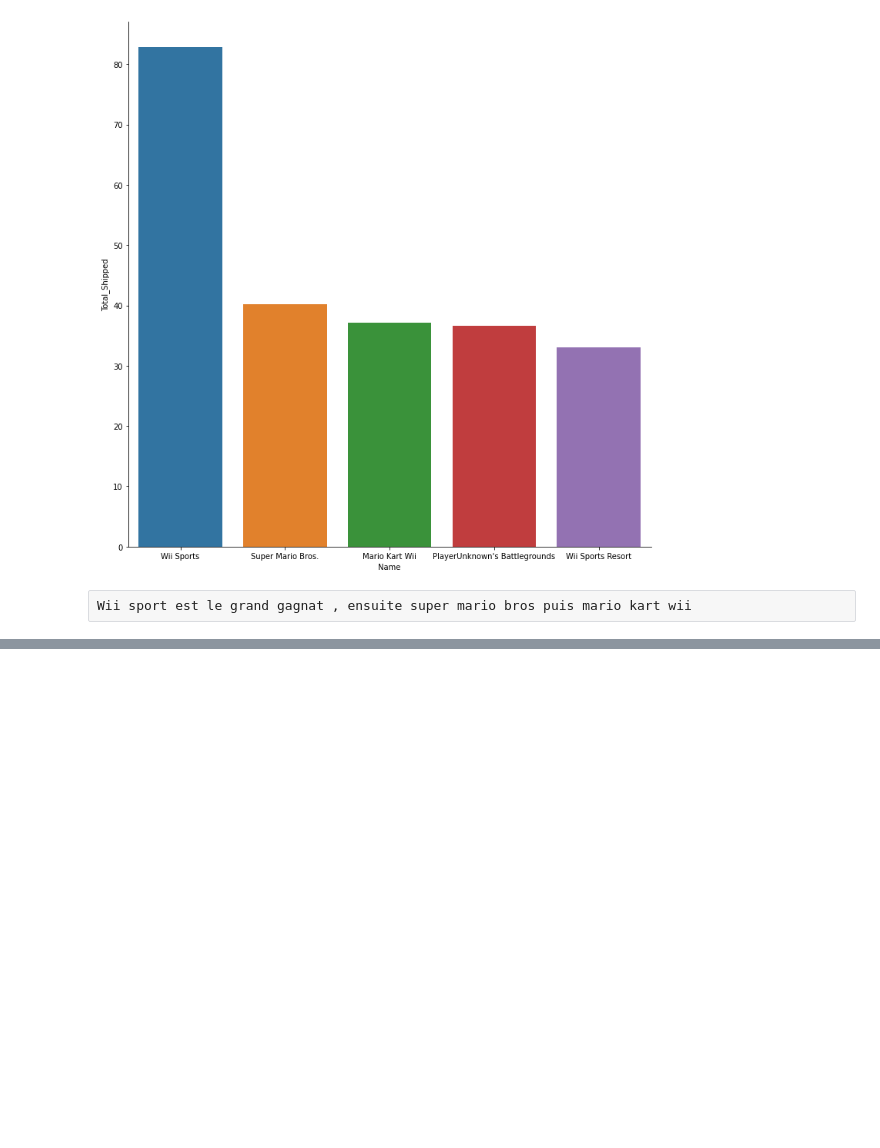
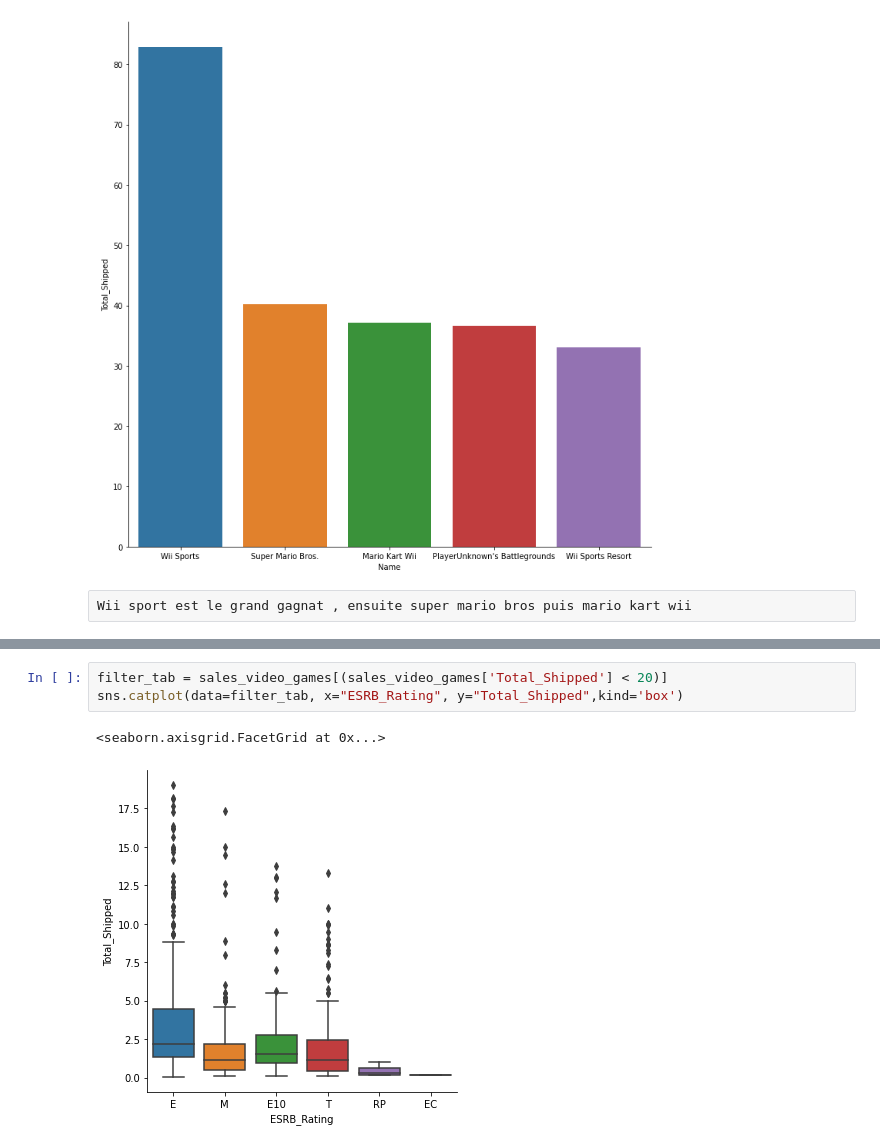
Before and after one commit to maximilienalgo/EEDSIPython, a Jupyter notebook: exercice facultatif 210121/évaluation facultative (3).ipynb, the cells around one changed output, grey strips where cells are left out. Drawn from its saved outputs; the diff is of its cells as text; blank space fills up the shorter version.

```diff
--- a/exercice facultatif 210121/évaluation facultative (3).ipynb
+++ b/exercice facultatif 210121/évaluation facultative (3).ipynb
@@ -94,0 +105,6 @@ sns.relplot(x="Year", y="Global_Sales", data = sales_video_games, kind="line")
+# %%
+filter_tab = sales_video_games[(sales_video_games['Total_Shipped'] < 20)]
+sns.catplot(data=filter_tab, x="ESRB_Rating", y="Total_Shipped",kind='box')
+# %% [output]
+<seaborn.axisgrid.FacetGrid at 0x...>
+[figure, added]
```
Also changed, not shown: parts of 5 cells of this notebook.
